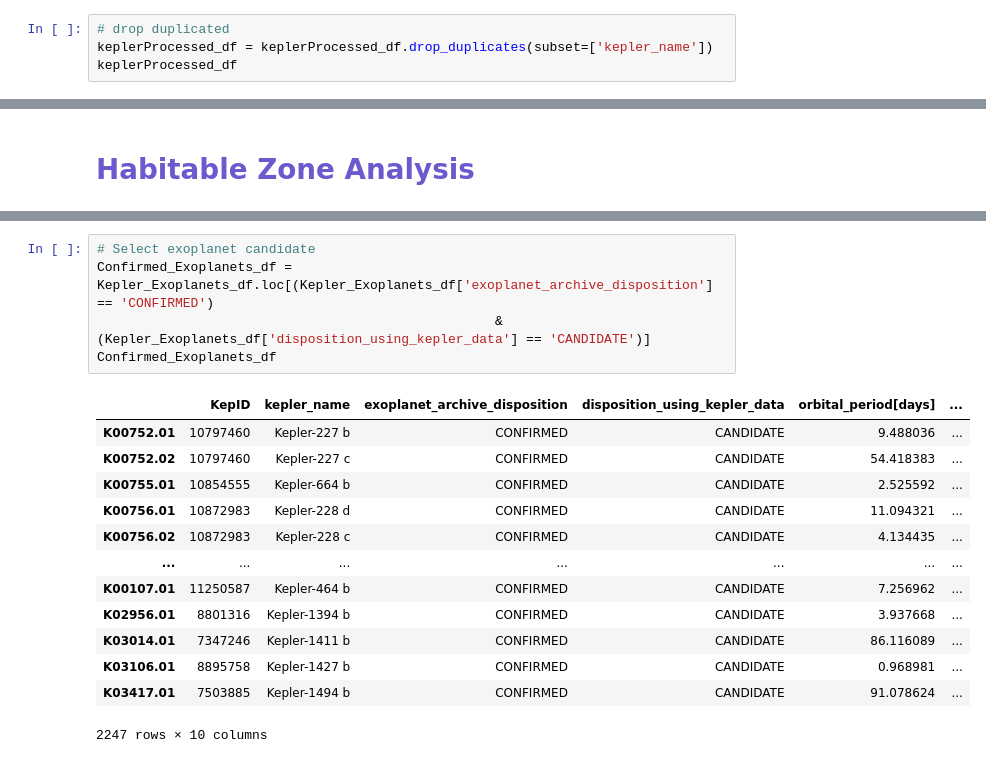
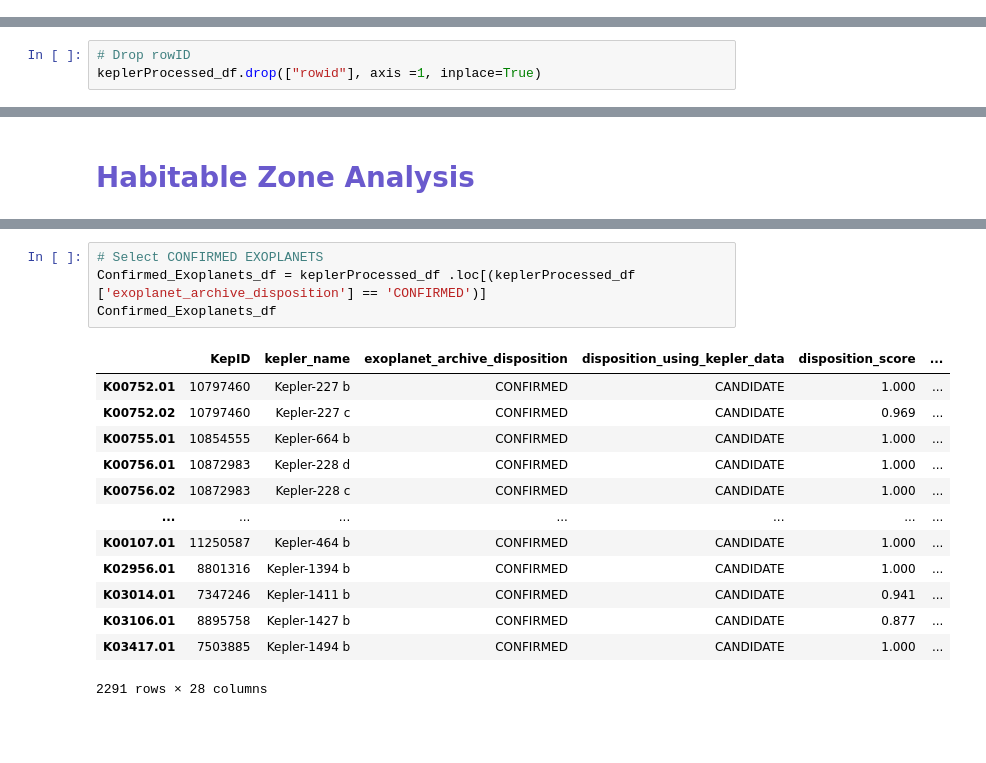
Before and after one commit to Rander417/KeplerExoplanet, a Jupyter notebook: Habitable_Zone_Analysis.ipynb, the cells around one changed output, grey strips where cells are left out. Saved outputs shown, nothing was run; the diff lists cells and outputs as text; blank space fills up the shorter version.

```diff
--- a/Habitable_Zone_Analysis.ipynb
+++ b/Habitable_Zone_Analysis.ipynb
@@ -132,7 +114,3 @@ keplerProcessed_df
 | K07987.01 | 9563 | 10147276 | NaN | FALSE POSITIVE | FALSE POSITIVE | 0.021 | 0 | ... |
 | K07989.01 | 9564 | 10156110 | NaN | FALSE POSITIVE | FALSE POSITIVE | 0.000 | 0 | ... |
 9130 rows × 29 columns
-# %%
-# drop duplicated
-keplerProcessed_df = keplerProcessed_df.drop_duplicates(subset=['kepler_name'])
-keplerProcessed_df
@@ -153,3 +117,6 @@ keplerProcessed_df
+# %%
+# Drop rowID
+keplerProcessed_df.drop(["rowid"], axis =1, inplace=True)
 # %%
 # Rename columns to improve legibility
 keplerProcessed_df.rename(columns={'kepid' : 'KepID',
@@ -233,19 +168,18 @@ Kepler_Exoplanets_df
 # %%
-# Select exoplanet candidate
-Confirmed_Exoplanets_df = Kepler_Exoplanets_df.loc[(Kepler_Exoplanets_df['exoplanet_archive_disposition'] == 'CONFIRMED')
-                                                   & (Kepler_Exoplanets_df['disposition_using_kepler_data'] == 'CANDIDATE')]
+# Select CONFIRMED EXOPLANETS
+Confirmed_Exoplanets_df = keplerProcessed_df .loc[(keplerProcessed_df ['exoplanet_archive_disposition'] == 'CONFIRMED')]
 Confirmed_Exoplanets_df
 # %% [output]
-|  | KepID | kepler_name | exoplanet_archive_disposition | disposition_using_kepler_data | orbital_period[days] | ... |
-| K00752.01 | 10797460 | Kepler-227 b | CONFIRMED | CANDIDATE | 9.488036 | ... |
-| K00752.02 | 10797460 | Kepler-227 c | CONFIRMED | CANDIDATE | 54.418383 | ... |
-| K00755.01 | 10854555 | Kepler-664 b | CONFIRMED | CANDIDATE | 2.525592 | ... |
-| K00756.01 | 10872983 | Kepler-228 d | CONFIRMED | CANDIDATE | 11.094321 | ... |
-| K00756.02 | 10872983 | Kepler-228 c | CONFIRMED | CANDIDATE | 4.134435 | ... |
+|  | KepID | kepler_name | exoplanet_archive_disposition | disposition_using_kepler_data | disposition_score | ... |
+| K00752.01 | 10797460 | Kepler-227 b | CONFIRMED | CANDIDATE | 1.000 | ... |
+| K00752.02 | 10797460 | Kepler-227 c | CONFIRMED | CANDIDATE | 0.969 | ... |
+| K00755.01 | 10854555 | Kepler-664 b | CONFIRMED | CANDIDATE | 1.000 | ... |
+| K00756.01 | 10872983 | Kepler-228 d | CONFIRMED | CANDIDATE | 1.000 | ... |
+| K00756.02 | 10872983 | Kepler-228 c | CONFIRMED | CANDIDATE | 1.000 | ... |
 | ... | ... | ... | ... | ... | ... | ... |
-| K00107.01 | 11250587 | Kepler-464 b | CONFIRMED | CANDIDATE | 7.256962 | ... |
-| K02956.01 | 8801316 | Kepler-1394 b | CONFIRMED | CANDIDATE | 3.937668 | ... |
-| K03014.01 | 7347246 | Kepler-1411 b | CONFIRMED | CANDIDATE | 86.116089 | ... |
-| K03106.01 | 8895758 | Kepler-1427 b | CONFIRMED | CANDIDATE | 0.968981 | ... |
-| K03417.01 | 7503885 | Kepler-1494 b | CONFIRMED | CANDIDATE | 91.078624 | ... |
+| K00107.01 | 11250587 | Kepler-464 b | CONFIRMED | CANDIDATE | 1.000 | ... |
+| K02956.01 | 8801316 | Kepler-1394 b | CONFIRMED | CANDIDATE | 1.000 | ... |
+| K03014.01 | 7347246 | Kepler-1411 b | CONFIRMED | CANDIDATE | 0.941 | ... |
+| K03106.01 | 8895758 | Kepler-1427 b | CONFIRMED | CANDIDATE | 0.877 | ... |
+| K03417.01 | 7503885 | Kepler-1494 b | CONFIRMED | CANDIDATE | 1.000 | ... |
-2247 rows × 10 columns
+2291 rows × 28 columns
```
Also changed, not shown: parts of 17 cells of this notebook, 8 other files.
